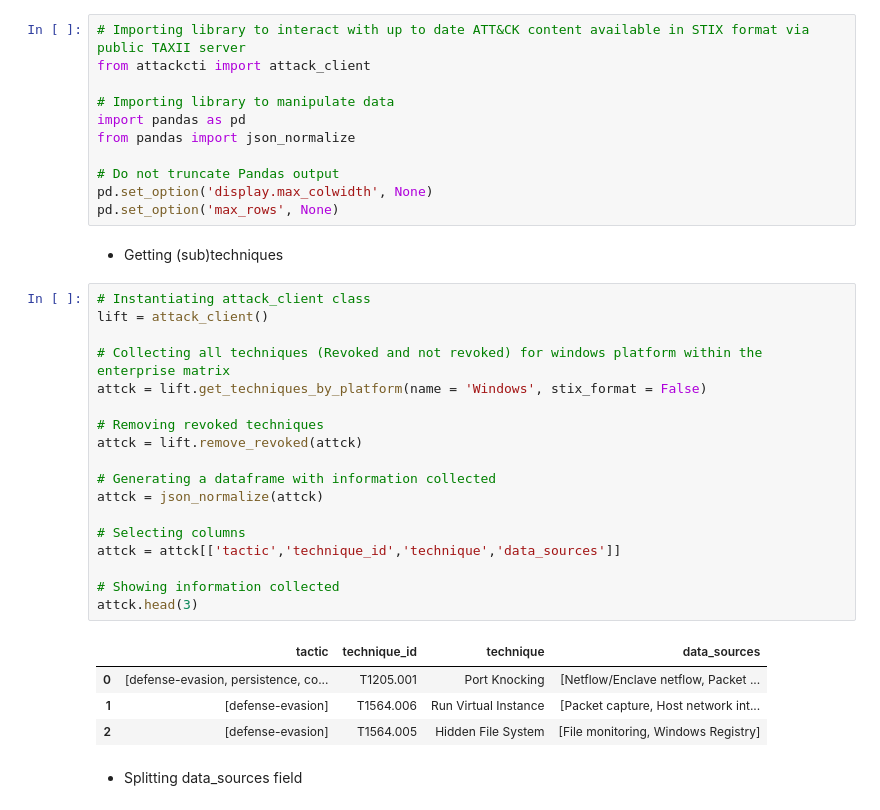
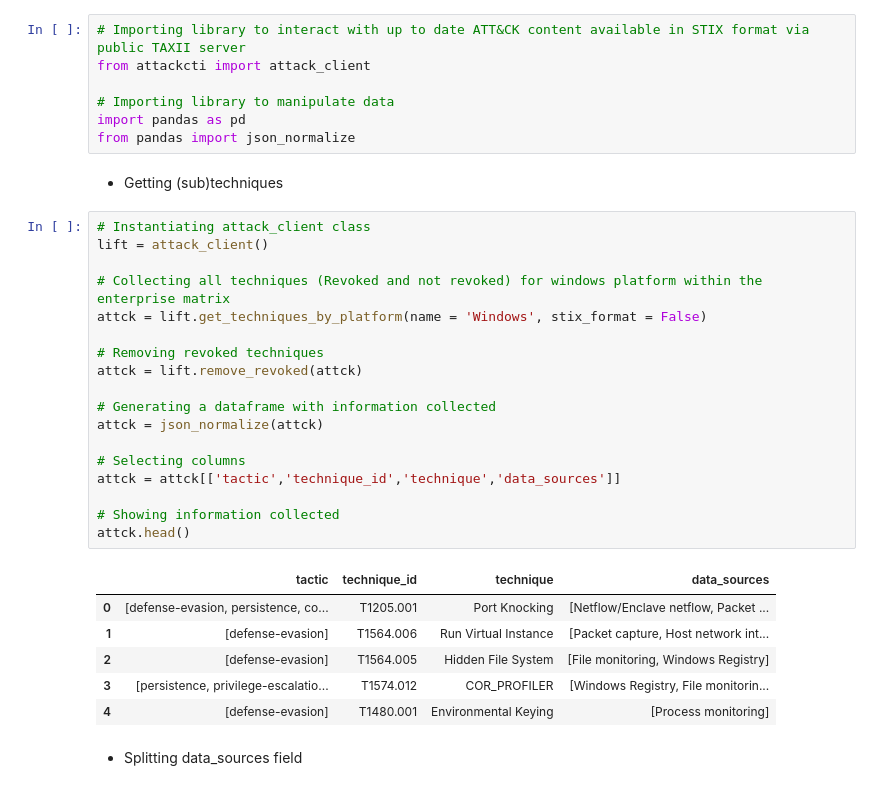
Before and after one commit to mitre-attack/attack-datasources, a Jupyter notebook: DataSourcesDefinition.ipynb, the cells around one changed output. Drawn from its saved outputs; the diff is of its cells as text.

```diff
--- a/DataSourcesDefinition.ipynb
+++ b/DataSourcesDefinition.ipynb
@@ -32,34 +30,32 @@ from attackcti import attack_client
 # Importing library to manipulate data
 import pandas as pd
 from pandas import json_normalize
-
-# Do not truncate Pandas output
-pd.set_option('display.max_colwidth', None)
-pd.set_option('max_rows', None)
 # %% [markdown]
 * Getting (sub)techniques
 # %%
 # Instantiating attack_client class
 lift = attack_client()
 
 # Collecting all techniques (Revoked and not revoked) for windows platform within the enterprise matrix
 attck = lift.get_techniques_by_platform(name = 'Windows', stix_format = False)
 
 # Removing revoked techniques
 attck = lift.remove_revoked(attck)
 
 # Generating a dataframe with information collected
 attck = json_normalize(attck)
 
 # Selecting columns
 attck = attck[['tactic','technique_id','technique','data_sources']]
 
 # Showing information collected
-attck.head(3)
+attck.head()
 # %% [output]
 |  | tactic | technique_id | technique | data_sources |
 | 0 | [defense-evasion, persistence, co... | T1205.001 | Port Knocking | [Netflow/Enclave netflow, Packet ... |
 | 1 | [defense-evasion] | T1564.006 | Run Virtual Instance | [Packet capture, Host network int... |
 | 2 | [defense-evasion] | T1564.005 | Hidden File System | [File monitoring, Windows Registry] |
+| 3 | [persistence, privilege-escalatio... | T1574.012 | COR_PROFILER | [Windows Registry, File monitorin... |
+| 4 | [defense-evasion] | T1480.001 | Environmental Keying | [Process monitoring] |
 # %% [markdown]
 * Splitting data_sources field
```
Also changed, not shown: parts of 27 cells of this notebook.
